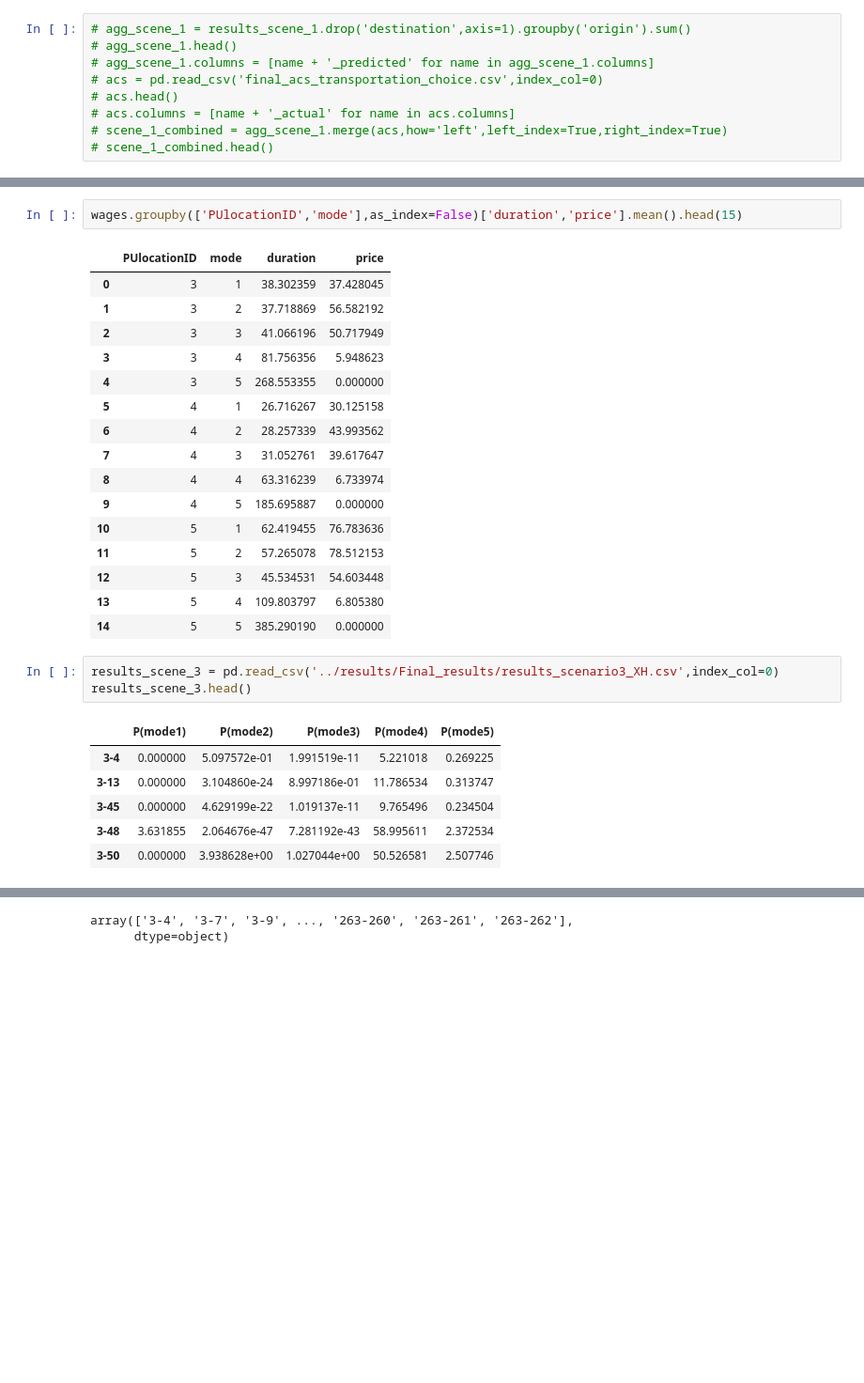
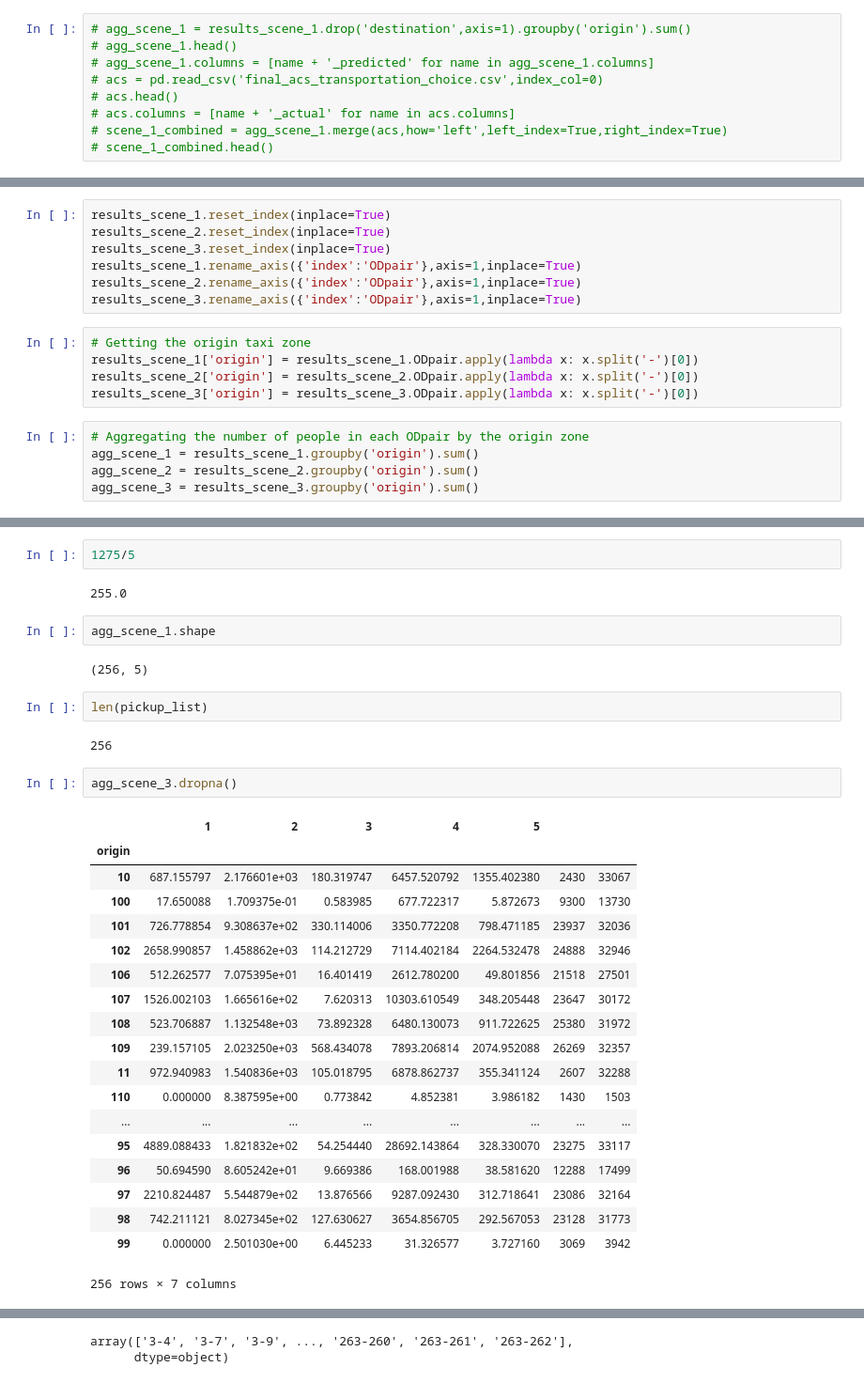
Before and after one commit to Rufei-Sheng/Manhattan-Congestion-Surcharge-Capstone, a Jupyter notebook: modeling/modeling_test.ipynb, the cells around one changed output, grey strips where cells are left out. Shown: that part at 94% size. Saved outputs shown, nothing was run; the diff lists cells and outputs as text; blank space fills up the shorter version.

```diff
--- a/modeling/modeling_test.ipynb
+++ b/modeling/modeling_test.ipynb
@@ -544,3 +561,20 @@ array([ True, False, False, ..., False, False, False])
 results_scene_1.columns = [re.sub(r'[^\d.]+','',col) for col in results_scene_1.columns]
 results_scene_2.columns = [re.sub(r'[^\d.]+','',col) for col in results_scene_2.columns]
 results_scene_3.columns = [re.sub(r'[^\d.]+','',col) for col in results_scene_3.columns]
+# %%
+results_scene_1.reset_index(inplace=True)
+results_scene_2.reset_index(inplace=True)
+results_scene_3.reset_index(inplace=True)
+results_scene_1.rename_axis({'index':'ODpair'},axis=1,inplace=True)
+results_scene_2.rename_axis({'index':'ODpair'},axis=1,inplace=True)
+results_scene_3.rename_axis({'index':'ODpair'},axis=1,inplace=True)
+# %%
+# Getting the origin taxi zone
+results_scene_1['origin'] = results_scene_1.ODpair.apply(lambda x: x.split('-')[0])
+results_scene_2['origin'] = results_scene_2.ODpair.apply(lambda x: x.split('-')[0])
+results_scene_3['origin'] = results_scene_3.ODpair.apply(lambda x: x.split('-')[0])
+# %%
+# Aggregating the number of people in each ODpair by the origin zone
+agg_scene_1 = results_scene_1.groupby('origin').sum()
+agg_scene_2 = results_scene_2.groupby('origin').sum()
+agg_scene_3 = results_scene_3.groupby('origin').sum()
@@ -591,29 +612,34 @@ wages.head(5)
-# %%
-wages.groupby(['PUlocationID','mode'],as_index=False)['duration','price'].mean().head(15)
-# %% [output]
-|  | PUlocationID | mode | duration | price |
-| 0 | 3 | 1 | 38.302359 | 37.428045 |
-| 1 | 3 | 2 | 37.718869 | 56.582192 |
-| 2 | 3 | 3 | 41.066196 | 50.717949 |
-| 3 | 3 | 4 | 81.756356 | 5.948623 |
-| 4 | 3 | 5 | 268.553355 | 0.000000 |
-| 5 | 4 | 1 | 26.716267 | 30.125158 |
-| 6 | 4 | 2 | 28.257339 | 43.993562 |
-| 7 | 4 | 3 | 31.052761 | 39.617647 |
-| 8 | 4 | 4 | 63.316239 | 6.733974 |
-| 9 | 4 | 5 | 185.695887 | 0.000000 |
-| 10 | 5 | 1 | 62.419455 | 76.783636 |
-| 11 | 5 | 2 | 57.265078 | 78.512153 |
-| 12 | 5 | 3 | 45.534531 | 54.603448 |
-| 13 | 5 | 4 | 109.803797 | 6.805380 |
-| 14 | 5 | 5 | 385.290190 | 0.000000 |
-# %%
-results_scene_3 = pd.read_csv('../results/Final_results/results_scenario3_XH.csv',index_col=0)
-results_scene_3.head()
-# %% [output]
-|  | P(mode1) | P(mode2) | P(mode3) | P(mode4) | P(mode5) |
-| 3-4 | 0.000000 | 5.097572e-01 | 1.991519e-11 | 5.221018 | 0.269225 |
-| 3-13 | 0.000000 | 3.104860e-24 | 8.997186e-01 | 11.786534 | 0.313747 |
-| 3-45 | 0.000000 | 4.629199e-22 | 1.019137e-11 | 9.765496 | 0.234504 |
-| 3-48 | 3.631855 | 2.064676e-47 | 7.281192e-43 | 58.995611 | 2.372534 |
-| 3-50 | 0.000000 | 3.938628e+00 | 1.027044e+00 | 50.526581 | 2.507746 |
+# %%
+1275/5
+# %% [output]
+255.0
+# %%
+agg_scene_1.shape
+# %% [output]
+(256, 5)
+# %%
+len(pickup_list)
+# %% [output]
+256
+# %%
+agg_scene_3.dropna()
+# %% [output]
+|  | 1 | 2 | 3 | 4 | 5 |  |  |
+| origin |  |  |  |  |  |  |  |
+| 10 | 687.155797 | 2.176601e+03 | 180.319747 | 6457.520792 | 1355.402380 | 2430 | 33067 |
+| 100 | 17.650088 | 1.709375e-01 | 0.583985 | 677.722317 | 5.872673 | 9300 | 13730 |
+| 101 | 726.778854 | 9.308637e+02 | 330.114006 | 3350.772208 | 798.471185 | 23937 | 32036 |
+| 102 | 2658.990857 | 1.458862e+03 | 114.212729 | 7114.402184 | 2264.532478 | 24888 | 32946 |
+| 106 | 512.262577 | 7.075395e+01 | 16.401419 | 2612.780200 | 49.801856 | 21518 | 27501 |
+| 107 | 1526.002103 | 1.665616e+02 | 7.620313 | 10303.610549 | 348.205448 | 23647 | 30172 |
+| 108 | 523.706887 | 1.132548e+03 | 73.892328 | 6480.130073 | 911.722625 | 25380 | 31972 |
+| 109 | 239.157105 | 2.023250e+03 | 568.434078 | 7893.206814 | 2074.952088 | 26269 | 32357 |
+| 11 | 972.940983 | 1.540836e+03 | 105.018795 | 6878.862737 | 355.341124 | 2607 | 32288 |
+| 110 | 0.000000 | 8.387595e+00 | 0.773842 | 4.852381 | 3.986182 | 1430 | 1503 |
+| ... | ... | ... | ... | ... | ... | ... | ... |
+| 95 | 4889.088433 | 1.821832e+02 | 54.254440 | 28692.143864 | 328.330070 | 23275 | 33117 |
+| 96 | 50.694590 | 8.605242e+01 | 9.669386 | 168.001988 | 38.581620 | 12288 | 17499 |
+| 97 | 2210.824487 | 5.544879e+02 | 13.876566 | 9287.092430 | 312.718641 | 23086 | 32164 |
+| 98 | 742.211121 | 8.027345e+02 | 127.630627 | 3654.856705 | 292.567053 | 23128 | 31773 |
+| 99 | 0.000000 | 2.501030e+00 | 6.445233 | 31.326577 | 3.727160 | 3069 | 3942 |
+256 rows × 7 columns
```
Also changed, not shown: parts of 20 cells of this notebook, 3 other files.
